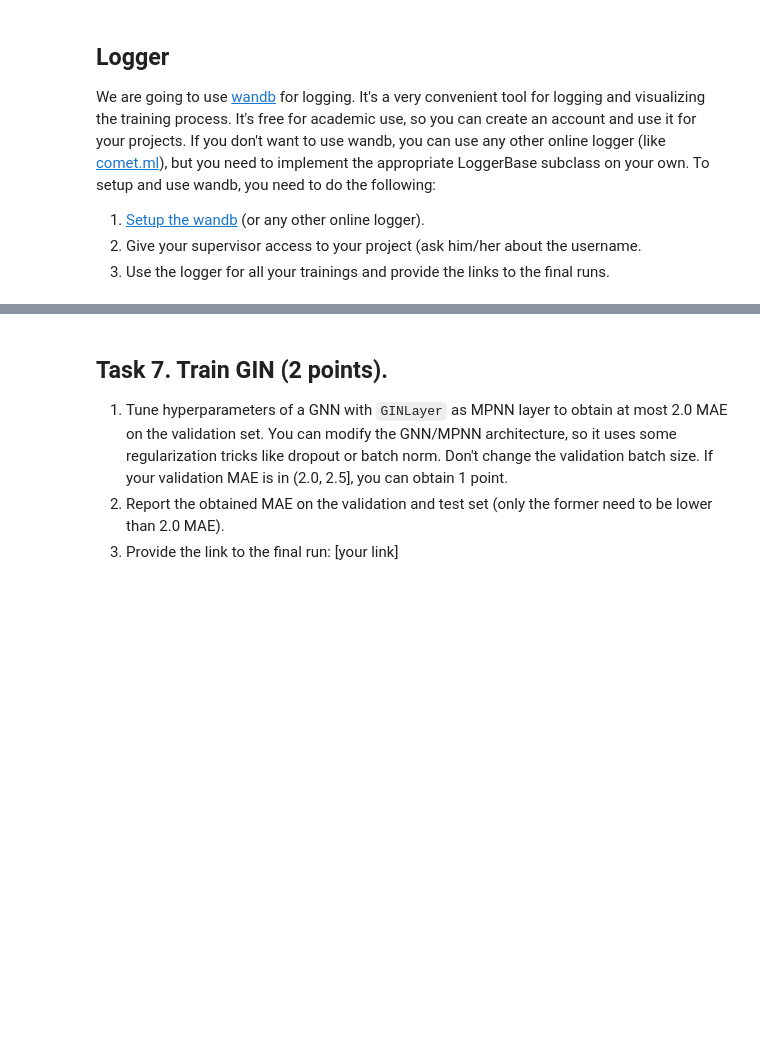
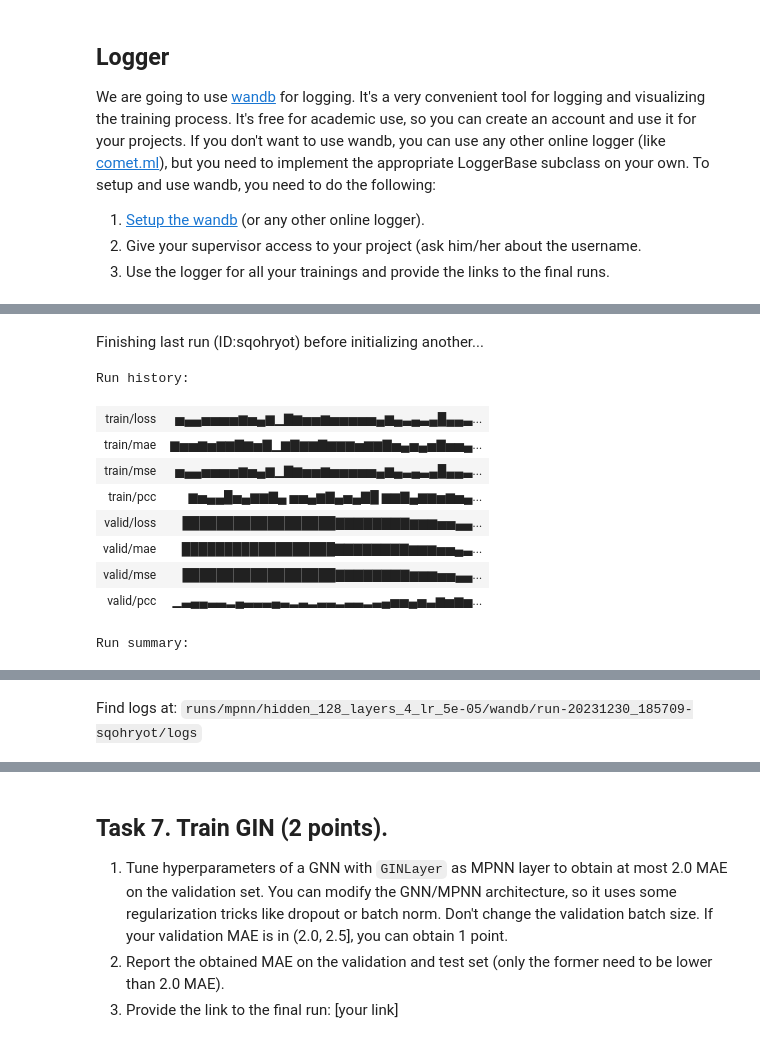
Before and after one commit to MariiaSaltykova/Saltykova_effective_python, a Jupyter notebook: 12_gnn_mpnn.ipynb, the cells around one changed output, grey strips where cells are left out. Cells and saved outputs as stored; diff of their text form; code cells hidden in the pictures; blank space fills up the shorter version.

```diff
--- a/12_gnn_mpnn.ipynb
+++ b/12_gnn_mpnn.ipynb
@@ -1679,0 +1735,79 @@ View project at https://wandb.ai/mariia-saltykova-work/mldd23
+# %%
+from torchmetrics import MeanAbsoluteError as MAE
+from torchmetrics import MeanSquaredError as MSE
+from torchmetrics import PearsonCorrCoef as PCC
+from itertools import product
+
+# Define the hyperparameter grid
+grid_params = {
+    "hidden_size": [128, 256, 512],
+    "mpnn_n_layers": [4, 6, 8],
+    "learning_rate": [1e-3, 5e-5, 1e-5],
+}
+
+# Define metrics
+metrics = {
+    "mae": MAE(),
+    "mse": MSE(),
+    "pcc": PCC(),
+}
+
+# Perform grid search
+for params in product(*grid_params.values()):
+    hidden_size, mpnn_n_layers, learning_rate = params
+
+    # Create model with current hyperparameters
+    model = GNN(
+        node_features_size=node_featurizer.feat_size(),
+        edge_features_size=edge_featurizer.feat_size(),
+        hidden_size=hidden_size,
+        output_size=1,
+        mpnn_layer_cls=SAGELayer,
+        mpnn_n_layers=mpnn_n_layers,
+        readout_cls=AttentionReadout,
+        mpnn_layer_kwargs={}
+    )
+
+    # Create Trainer with current hyperparameters
+    trainer = Trainer(
+        run_dir=f"experiments/hidden_{hidden_size}_layers_{mpnn_n_layers}_lr_{learning_rate}",
+        train_dataset=train,
+        valid_dataset=valid,
+        train_metrics=metrics,
+        valid_metrics=metrics,
+        train_batch_size=32,
+        model=model,
+        logger=WandbLogger(
+            logdir=f"runs/mpnn/hidden_{hidden_size}_layers_{mpnn_n_layers}_lr_{learning_rate}",
+            project_name="mldd23",
+            experiment_name=f"sage_{get_time_stamp()}",
+        ),
+        optimizer_kwargs={"lr": learning_rate},
+        n_epochs=50,
+        device="cpu",
+        valid_every_n_epochs=1,
+    )
+
+    # Train and test the model
+    valid_metrics = trainer.train()
+    test_metrics = trainer.test(test)
+
+    # Print metrics for each hyperparameter combination
+    print(f"Hyperparameters: hidden_size={hidden_size}, mpnn_n_layers={mpnn_n_layers}, learning_rate={learning_rate}")
+    print(f"Validation metrics: {valid_metrics}")
+    print(f"Test metrics: {test_metrics}")
+
+    # Close the trainer
+    trainer.close()
+# %% [output]
+Finishing last run (ID:sqohryot) before initializing another...
+Run history:
+| train/loss | ▅▄▄▅▅▅▅▆▅▄▆▁▇▆▅▅▆▅▅▅▅▅▄▆▄▃▄▃▄█▄▄▃... |
+| train/mae | ▆▅▅▆▅▆▆▇▆▅▇▁▆▇▆▆▇▆▆▆▅▆▆▇▅▄▅▄▅▇▅▅▄... |
+| train/mse | ▅▄▄▅▅▅▅▆▅▄▆▁▇▆▅▅▆▅▅▅▅▅▄▆▄▃▄▃▄█▄▄▃... |
+| train/pcc | ▆▅▄▄█▅▄▆▆▇▄ ▅▅▄▆▇▄▅▄▇█ ▆▆▇▄▆▆▅▆▅▄... |
+| valid/loss | ██████████████████▇▇▇▇▇▇▇▇▆▆▆▅▅▄▄... |
+| valid/mae | ██████████████████▇▇▇▇▇▇▇▇▆▆▆▅▅▄▃... |
+| valid/mse | ██████████████████▇▇▇▇▇▇▇▇▆▆▆▅▅▄▄... |
+| valid/pcc | ▁▃▄▄▃▃▂▄▃▃▃▄▃▂▃▂▃▃▂▃▃▂▃▄▅▅▄▅▃▆▅▆▅... |
+Run summary:
@@ -1679,0 +1824 @@ View project at https://wandb.ai/mariia-saltykova-work/mldd23
+Find logs at: runs/mpnn/hidden_128_layers_4_lr_5e-05/wandb/run-20231230_185709-sqohryot/logs
```
Also changed, not shown: parts of 18 cells of this notebook.
